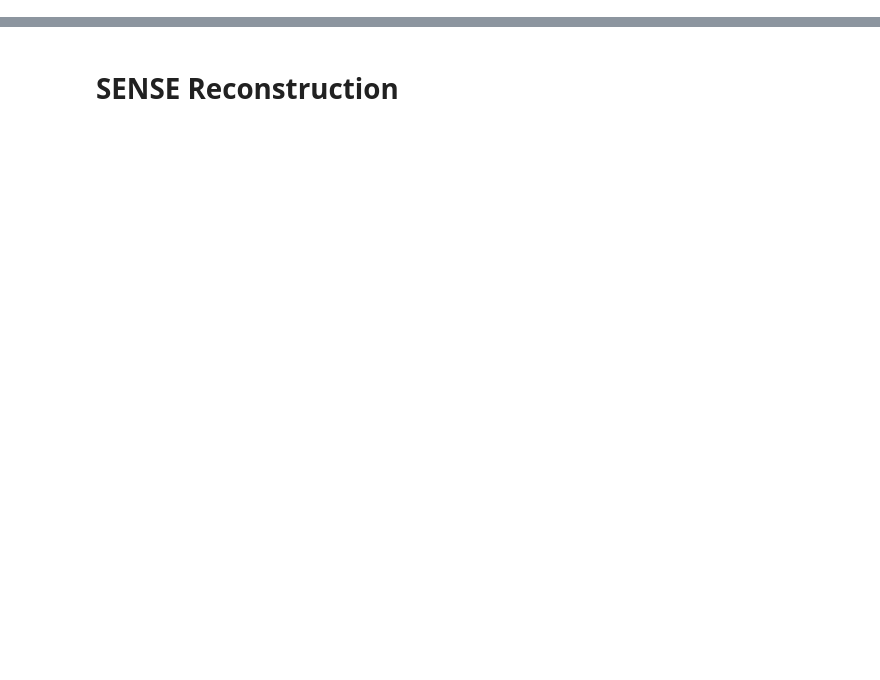
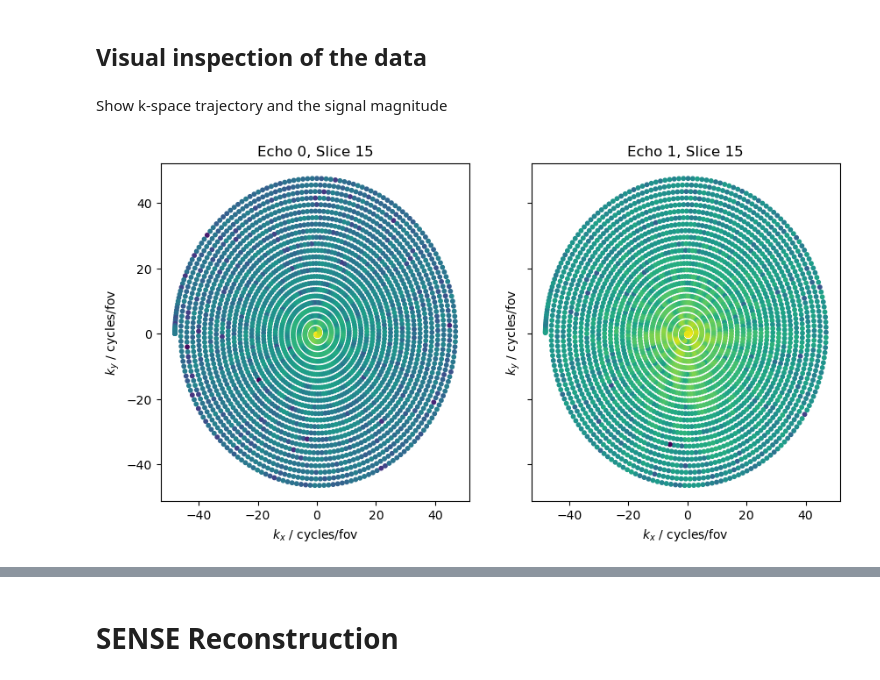
Before and after one commit to jumri-project/juart, a Jupyter notebook: examples/NonCartesianGrappa/ncgrappa_meas_spiral.ipynb, the cells around one changed output, grey strips where cells are left out. Cells and saved outputs as stored; diff of their text form; code cells hidden in the pictures; blank space fills up the shorter version.

```diff
--- a/examples/NonCartesianGrappa/ncgrappa_meas_spiral.ipynb
+++ b/examples/NonCartesianGrappa/ncgrappa_meas_spiral.ipynb
@@ -11,0 +31,5 @@ from juart.recon.ncgrappa import NonCartGrappa
+# %%
+# Define device
+device = torch.device("cuda" if torch.cuda.is_available() else "cpu")
+
+print(f"Using device: {device}")
@@ -19,13 +88,0 @@ matrix = spiral_dset.attrs["matrix"]
-# %%
-ksp_spiral = torch.from_numpy(spiral_dset["image/data"][:])
-ktraj_spiral = torch.from_numpy(spiral_dset["image/ktraj"][:])
-
-# Bring to Juart format
-ktraj_spiral[0] = ktraj_spiral[0] * fov[0] / matrix[0]
-ktraj_spiral[1] = ktraj_spiral[1] * fov[1] / matrix[1]
-
-print("Shape of ksp_spiral:", ksp_spiral.shape)
-print("Shape of ktraj_spiral:", ktraj_spiral.shape)
-
-num_dim, num_col, num_slc, num_eco = ktraj_spiral.shape
-num_cha, *_ = ksp_spiral.shape
@@ -67,0 +89,24 @@ print("Shape of coil_sens:", coil_sens.shape)
+# %% [markdown]
+## Visual inspection of the data
+# %% [markdown]
+Show k-space trajectory and the signal magnitude
+# %%
+fig, axes = plt.subplots(1, 2, figsize=(10, 5), sharex=True, sharey=True)
+
+n_center_slc = num_slc // 2
+
+for n_eco in range(num_eco):
+    axes[n_eco].set_title(f"Echo {n_eco}, Slice {n_center_slc}")
+    axes[n_eco].scatter(
+        ktraj_spiral[0, :, n_center_slc, n_eco],
+        ktraj_spiral[1, :, n_center_slc, n_eco],
+        s=10,
+        c=torch.abs(ksp_spiral[0, :, n_center_slc, n_eco]),
+        norm="log",
+    )
+    axes[n_eco].set_xlabel(r"$k_x$ / cycles/fov")
+    axes[n_eco].set_ylabel(r"$k_y$ / cycles/fov")
+
+plt.show()
+# %% [output]
+[figure, added]
```
Also changed, not shown: parts of 34 cells of this notebook, 2 other files.
